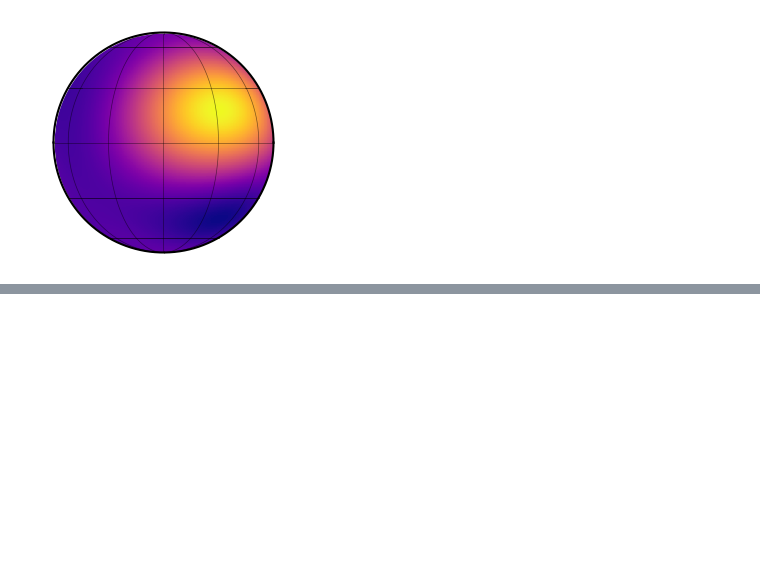
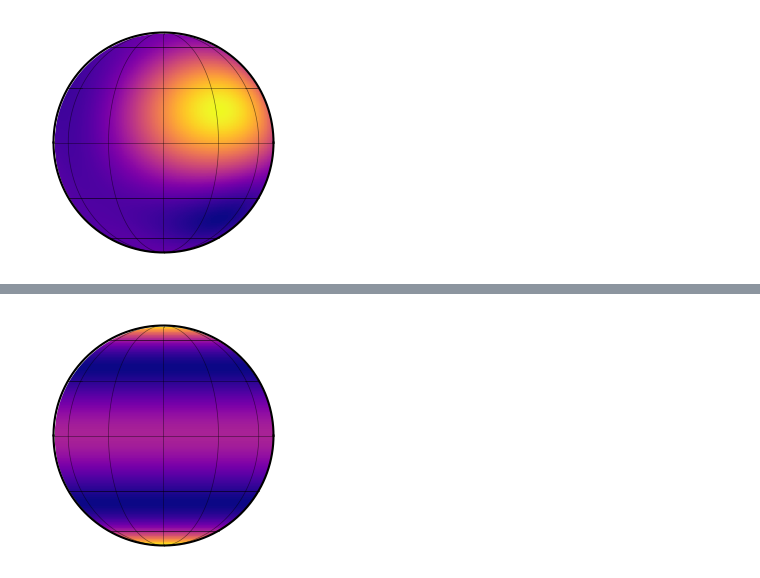
Before and after one commit to farr/StarryStarryProcessJaxoplanet, a Jupyter notebook: StarryProcessIntegrals.ipynb, the cells around one changed output, grey strips where cells are left out. Saved outputs shown, nothing was run; the diff lists cells and outputs as text; code cells hidden in the pictures; blank space fills up the shorter version.

```diff
--- a/StarryProcessIntegrals.ipynb
+++ b/StarryProcessIntegrals.ipynb
@@ -286,0 +423,5 @@ map.show()
+# %%
+map[:,:] = sp.mean_ylm.eval()
+map.show()
+# %% [output]
+[figure, added]
```
Also changed, not shown: parts of 30 cells of this notebook, 2 other files.
